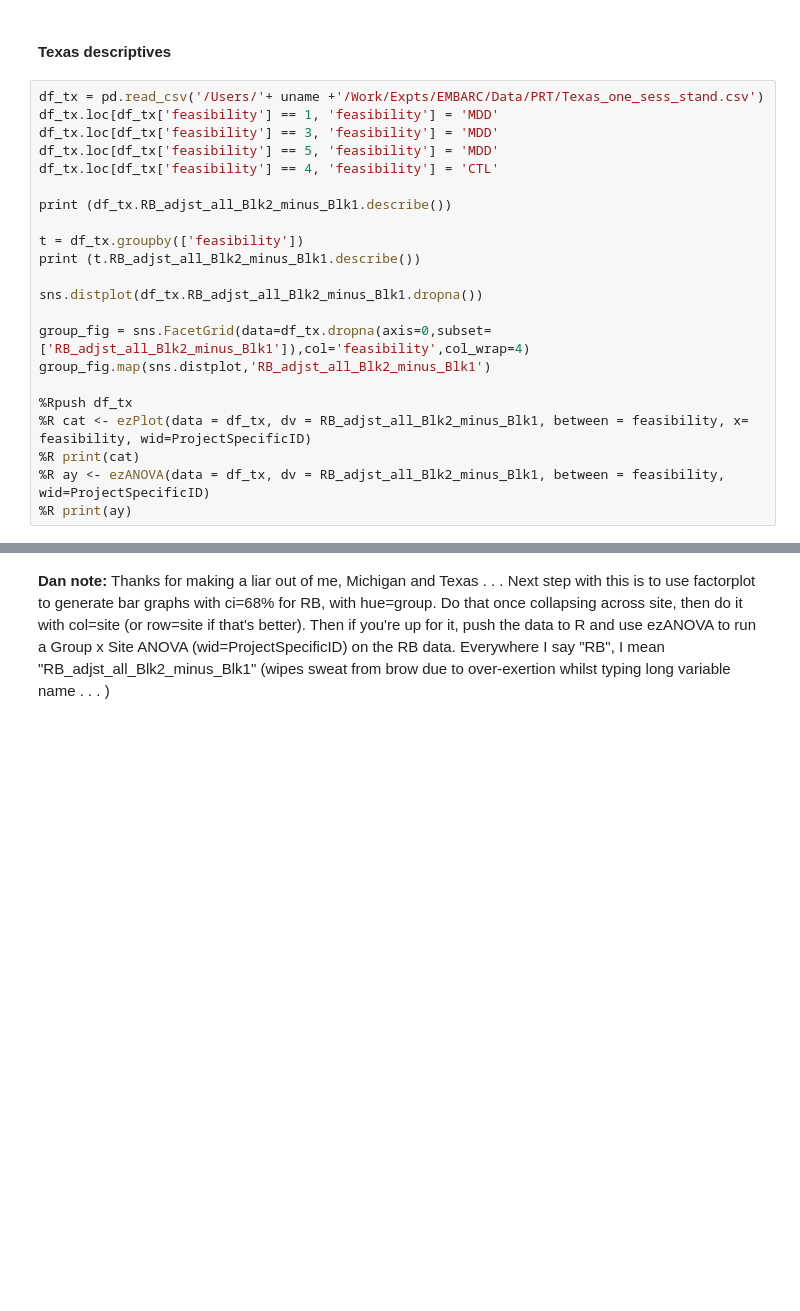
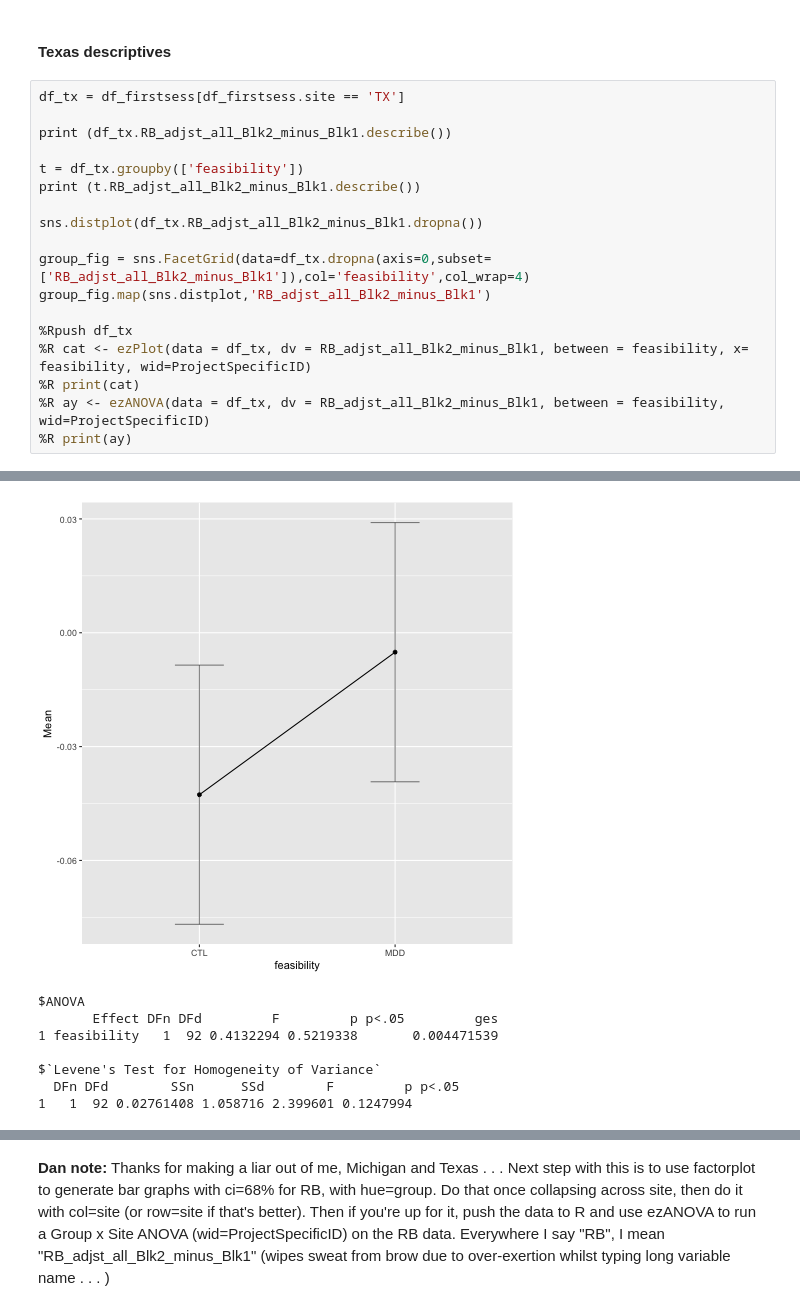
Before and after one commit to vlawlor/EMBARC-PRT, a Jupyter notebook: PRT_Prettier.ipynb, the cells around one changed output, grey strips where cells are left out. Cells and saved outputs as stored; diff of their text form; blank space fills up the shorter version.

```diff
--- a/PRT_Prettier.ipynb
+++ b/PRT_Prettier.ipynb
@@ -499,11 +592,7 @@ group_fig.map(sns.distplot,'RB_adjst_all_Blk2_minus_Blk1')
 # %% [markdown]
 #### Texas descriptives
 # %%
-df_tx = pd.read_csv('/Users/'+ uname +'/Work/Expts/EMBARC/Data/PRT/Texas_one_sess_stand.csv')
-df_tx.loc[df_tx['feasibility'] == 1, 'feasibility'] = 'MDD'
-df_tx.loc[df_tx['feasibility'] == 3, 'feasibility'] = 'MDD'
-df_tx.loc[df_tx['feasibility'] == 5, 'feasibility'] = 'MDD'
-df_tx.loc[df_tx['feasibility'] == 4, 'feasibility'] = 'CTL'
+df_tx = df_firstsess[df_firstsess.site == 'TX']
 
 print (df_tx.RB_adjst_all_Blk2_minus_Blk1.describe())
 
@@ -520,3 +609,4 @@ group_fig.map(sns.distplot,'RB_adjst_all_Blk2_minus_Blk1')
 %R print(cat)
 %R ay <- ezANOVA(data = df_tx, dv = RB_adjst_all_Blk2_minus_Blk1, between = feasibility, wid=ProjectSpecificID)
 %R print(ay)
+# %% [output]
@@ -522,0 +631,8 @@ group_fig.map(sns.distplot,'RB_adjst_all_Blk2_minus_Blk1')
+[figure, added]
+$ANOVA
+       Effect DFn DFd         F         p p<.05         ges
+1 feasibility   1  92 0.4132294 0.5219338       0.004471539
+
+$`Levene's Test for Homogeneity of Variance`
+  DFn DFd        SSn      SSd        F         p p<.05
+1   1  92 0.02761408 1.058716 2.399601 0.1247994
```
Also changed, not shown: parts of 17 cells of this notebook.
